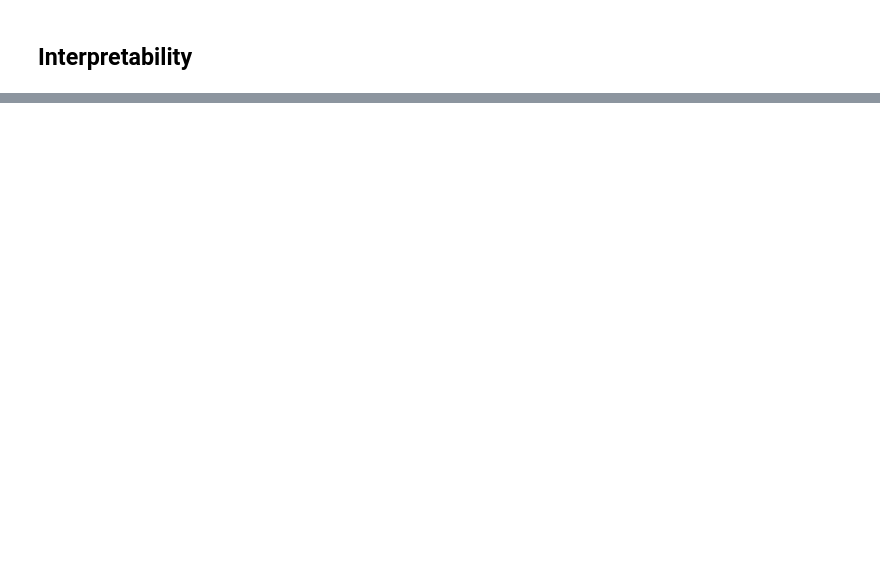
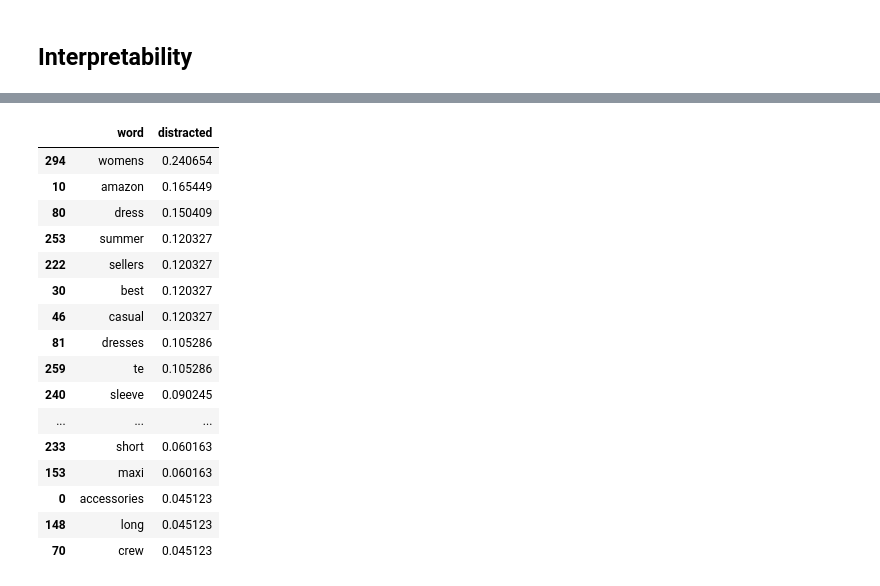
Before and after one commit to gonzalo-cordova-pou/MLADHD, a Jupyter notebook: NLP.ipynb, the cells around one changed output, grey strips where cells are left out. Saved outputs shown, nothing was run; the diff lists cells and outputs as text; code cells hidden in the pictures; blank space fills up the shorter version.

```diff
--- a/NLP.ipynb
+++ b/NLP.ipynb
@@ -111,3 +147,3 @@ df_feats_impts = pd.DataFrame(np.transpose(np.array(feat_impts)), columns = ["fo
 # %%
 #Creating Individual Feature Importance table by sorting on specific toxic-type column and selecting top 5 words
-focused_fi = df_feats_impts[["word","focused"]].sort_values(by = "focused", ascending = False).head()
+focused_fi = df_feats_impts[["word","distracted"]].sort_values(by = "distracted", ascending = False).head(20)
@@ -116,0 +150,20 @@ distracted = df_feats_impts[["word","focused"]].sort_values(by = "focused", asce
+# %%
+focused_fi
+# %% [output]
+|  | word | distracted |
+| 294 | womens | 0.240654 |
+| 10 | amazon | 0.165449 |
+| 80 | dress | 0.150409 |
+| 253 | summer | 0.120327 |
+| 222 | sellers | 0.120327 |
+| 30 | best | 0.120327 |
+| 46 | casual | 0.120327 |
+| 81 | dresses | 0.105286 |
+| 259 | te | 0.105286 |
+| 240 | sleeve | 0.090245 |
+| ... | ... | ... |
+| 233 | short | 0.060163 |
+| 153 | maxi | 0.060163 |
+| 0 | accessories | 0.045123 |
+| 148 | long | 0.045123 |
+| 70 | crew | 0.045123 |
```
Also changed, not shown: parts of 20 cells of this notebook.
